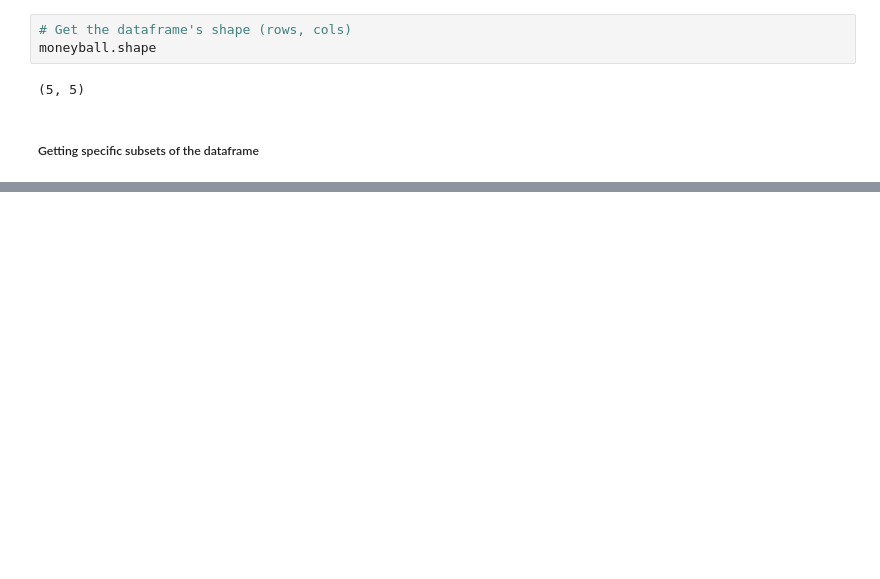
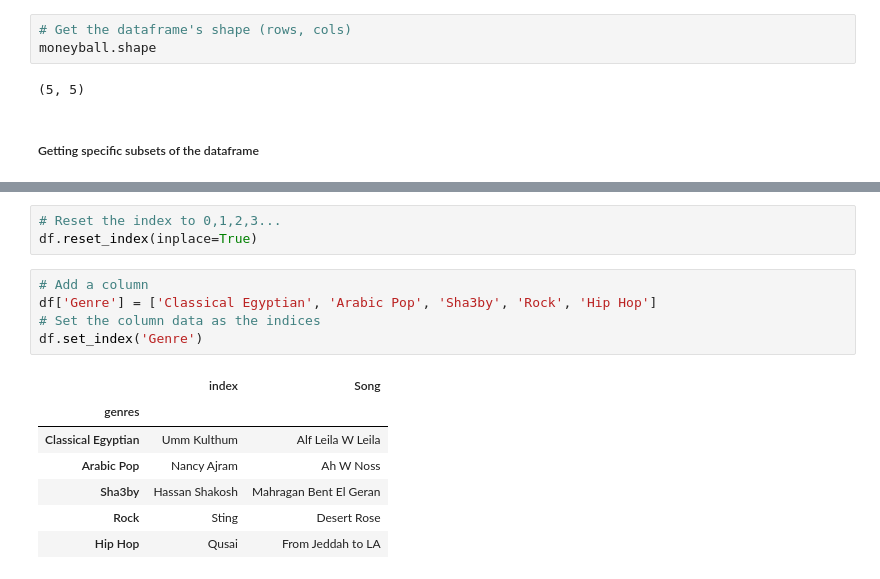
Before and after one commit to kamelCased/learningDataScience, a Jupyter notebook: Pandas.ipynb, the cells around one changed output, grey strips where cells are left out. Saved outputs shown, nothing was run; the diff lists cells and outputs as text; blank space fills up the shorter version.

```diff
--- a/Pandas.ipynb
+++ b/Pandas.ipynb
@@ -339,0 +424,16 @@ moneyball.loc[['Hit Percentage','Slugging Percentage','On Base Percentage'], ['M
+# %%
+# Reset the index to 0,1,2,3...
+df.reset_index(inplace=True)
+# %%
+# Add a column
+df['Genre'] = ['Classical Egyptian', 'Arabic Pop', 'Sha3by', 'Rock', 'Hip Hop']
+# Set the column data as the indices
+df.set_index('Genre')
+# %% [output]
+|  | index | Song |
+| genres |  |  |
+| Classical Egyptian | Umm Kulthum | Alf Leila W Leila |
+| Arabic Pop | Nancy Ajram | Ah W Noss |
+| Sha3by | Hassan Shakosh | Mahragan Bent El Geran |
+| Rock | Sting | Desert Rose |
+| Hip Hop | Qusai | From Jeddah to LA |
```
Also changed, not shown: parts of 29 cells of this notebook.
